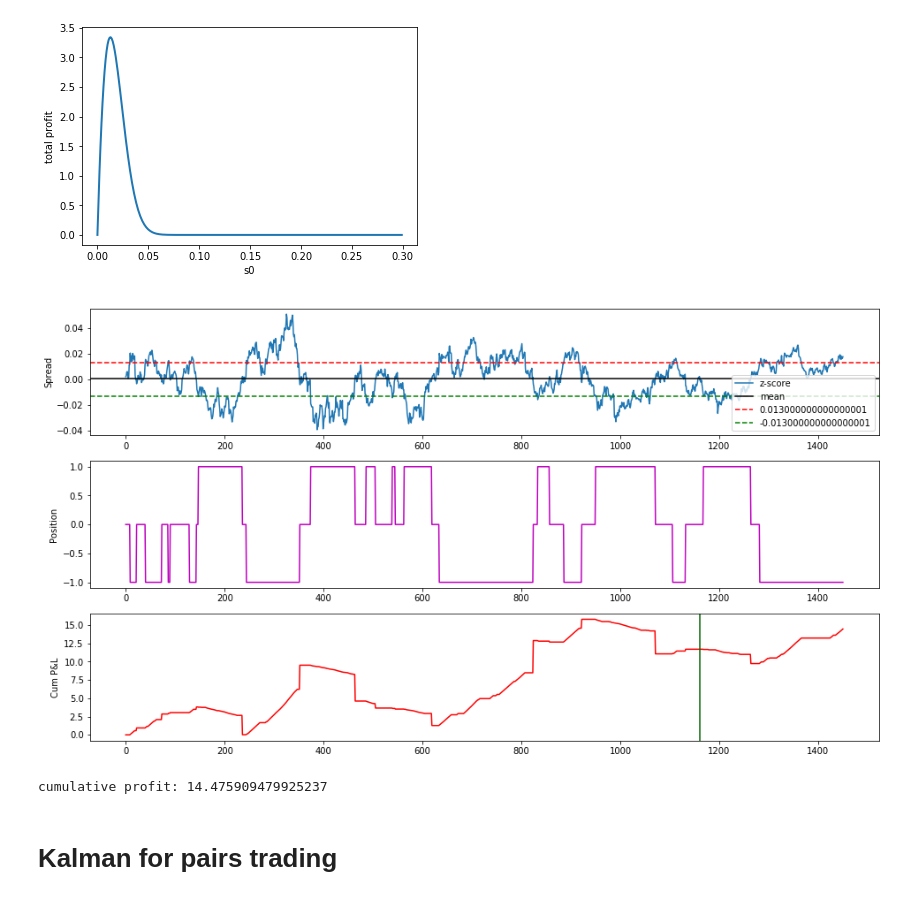
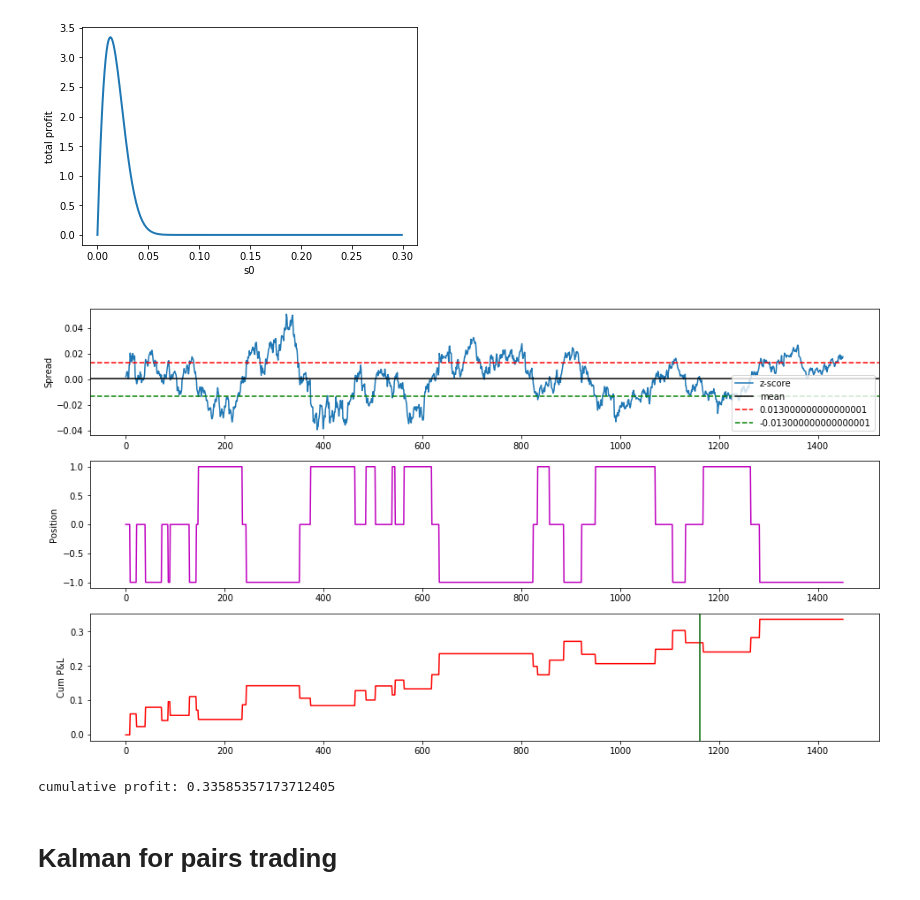
Before and after one commit to thtang/Pair-trading, a Jupyter notebook: src/pair_trading_dev.ipynb, the cells around one changed output. Drawn from its saved outputs; the diff is of its cells as text; code cells hidden in the pictures.

```diff
--- a/src/pair_trading_dev.ipynb
+++ b/src/pair_trading_dev.ipynb
@@ -183,22 +183,21 @@ plt.show()
 # %%
 dist = GaussianMixture()
 dist.fit(np.array(z[:-val_num]).reshape(-1,1))
 S = np.arange(0.0, 3., 0.001)
 prob = 1-norm.cdf(S, scale=dist.covariances_[0][0][0]**0.5)
 total_profit = S*(len(prices_df["EUR"])-val_num)*(prob)
 s0 = S[np.argmax(total_profit)]
 
 spread = -stock_df2 + stock_df1*gamma
 z_zero_mean = z-u
 
-position, profit, cum_profit = trading(z_zero_mean, s0, spread)
+position, profit, cum_profit = trading_basic(z_zero_mean, s0, spread)
 
 plot_trading_result(z_zero_mean, position, profit, s0, val_num)
-
 print("cumulative profit:", cum_profit)
 # %% [output]
-[figure, old version]
+[figure, new version]
-cumulative profit: 14.475909479925237
+cumulative profit: 0.33585357173712405
 # %% [markdown]
 # Kalman for pairs trading
 # %%
```
Also changed, not shown: parts of 4 cells of this notebook, 3 other files.
